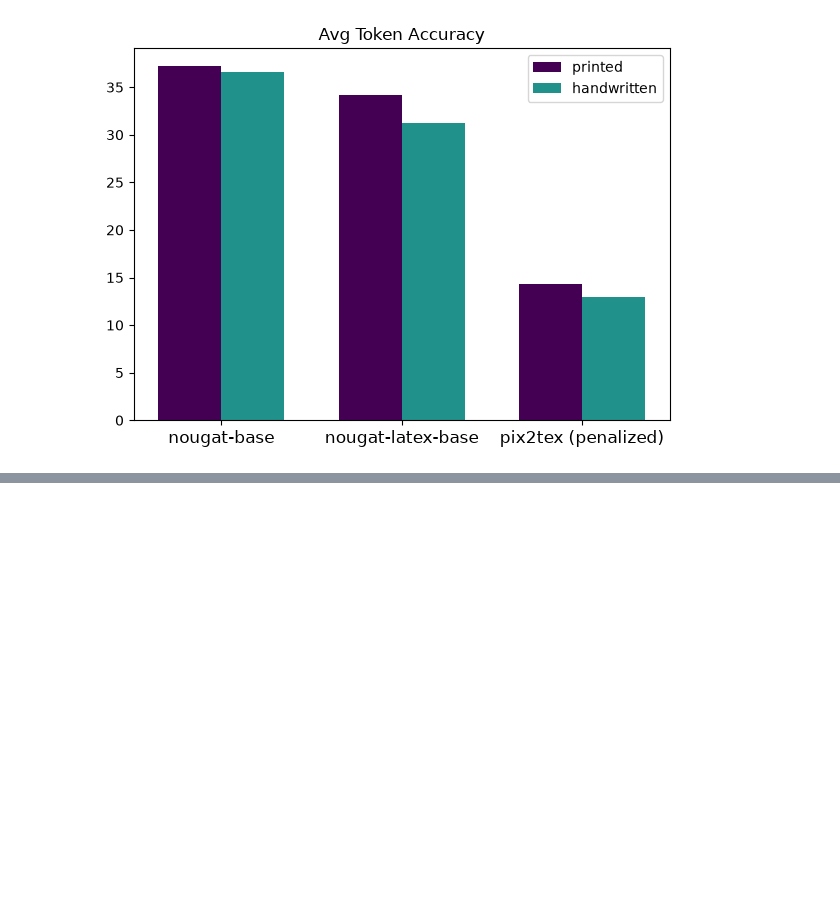
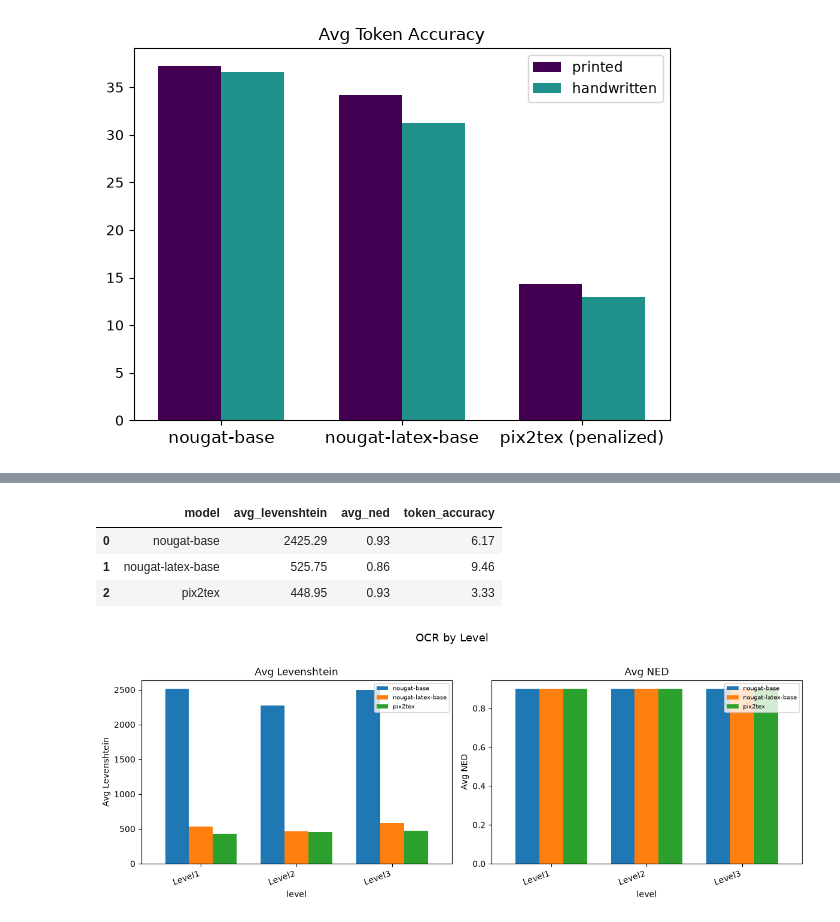
Before and after one commit to osten-antonio/AIMS-eval, a Jupyter notebook: evaluation_summary.ipynb, the cells around one changed output, grey strips where cells are left out. Cells and saved outputs as stored; diff of their text form; code cells hidden in the pictures; blank space fills up the shorter version.

```diff
--- a/evaluation_summary.ipynb
+++ b/evaluation_summary.ipynb
@@ -440,0 +487,17 @@ for metric, title, filename in zip(metrics, titles, filenames):
+# %%
+rows = []
+for m in ocr_models:
+    rows.append({
+        'model': m,
+        'avg_levenshtein': inf[f'{m}_levenshtein'].mean(),
+        'avg_ned': inf[f'{m}_normalized_edit_distance'].mean(),
+        'token_accuracy': inf[f'{m}_token_acc'].mean() * 100,
+    })
+
+ocr_summary = pd.DataFrame(rows)
+ocr_summary.round(2)
+# %% [output]
+|  | model | avg_levenshtein | avg_ned | token_accuracy |
+| 0 | nougat-base | 2425.29 | 0.93 | 6.17 |
+| 1 | nougat-latex-base | 525.75 | 0.86 | 9.46 |
+| 2 | pix2tex | 448.95 | 0.93 | 3.33 |
@@ -440,0 +519,15 @@ for metric, title, filename in zip(metrics, titles, filenames):
+# %%
+fig, axes = plt.subplots(1, 2, figsize=(12, 4.5))
+for ax, metric, title in zip(axes, ['avg_levenshtein', 'avg_ned'], ['Avg Levenshtein', 'Avg NED']):
+    pivot = cat_inf_df.pivot(index='level', columns='model', values=metric).round(1)
+    pivot[ocr_models].plot(kind='bar', ax=ax, width=0.75)
+    ax.set_title(title)
+    ax.set_ylabel(title)
+    ax.legend(fontsize=7)
+    plt.setp(ax.get_xticklabels(), rotation=20, ha='right')
+
+plt.suptitle('OCR by Level', fontsize=13, y=1.02)
+plt.tight_layout()
+plt.show()
+# %% [output]
+[figure, added]
```
Also changed, not shown: parts of 14 cells of this notebook.
